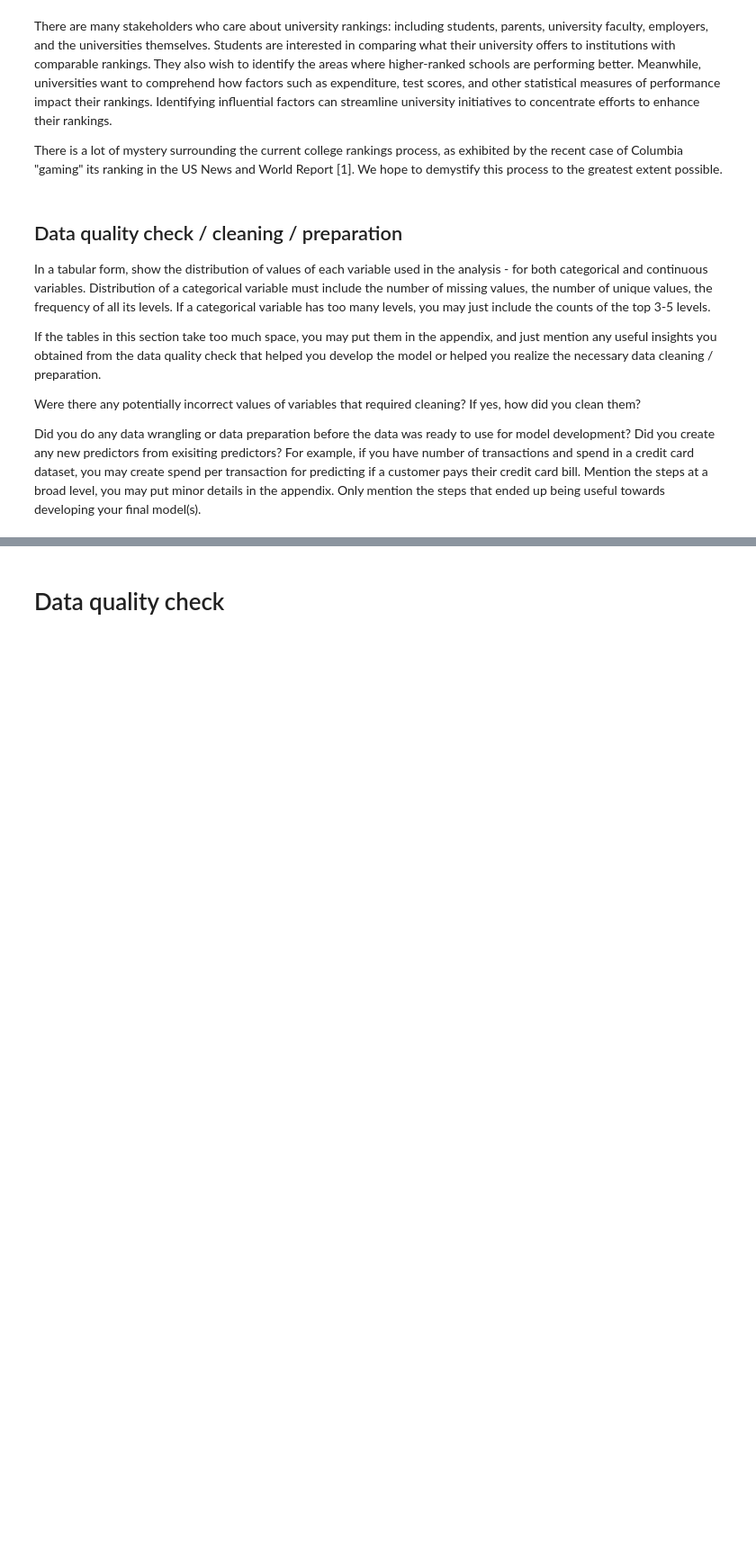
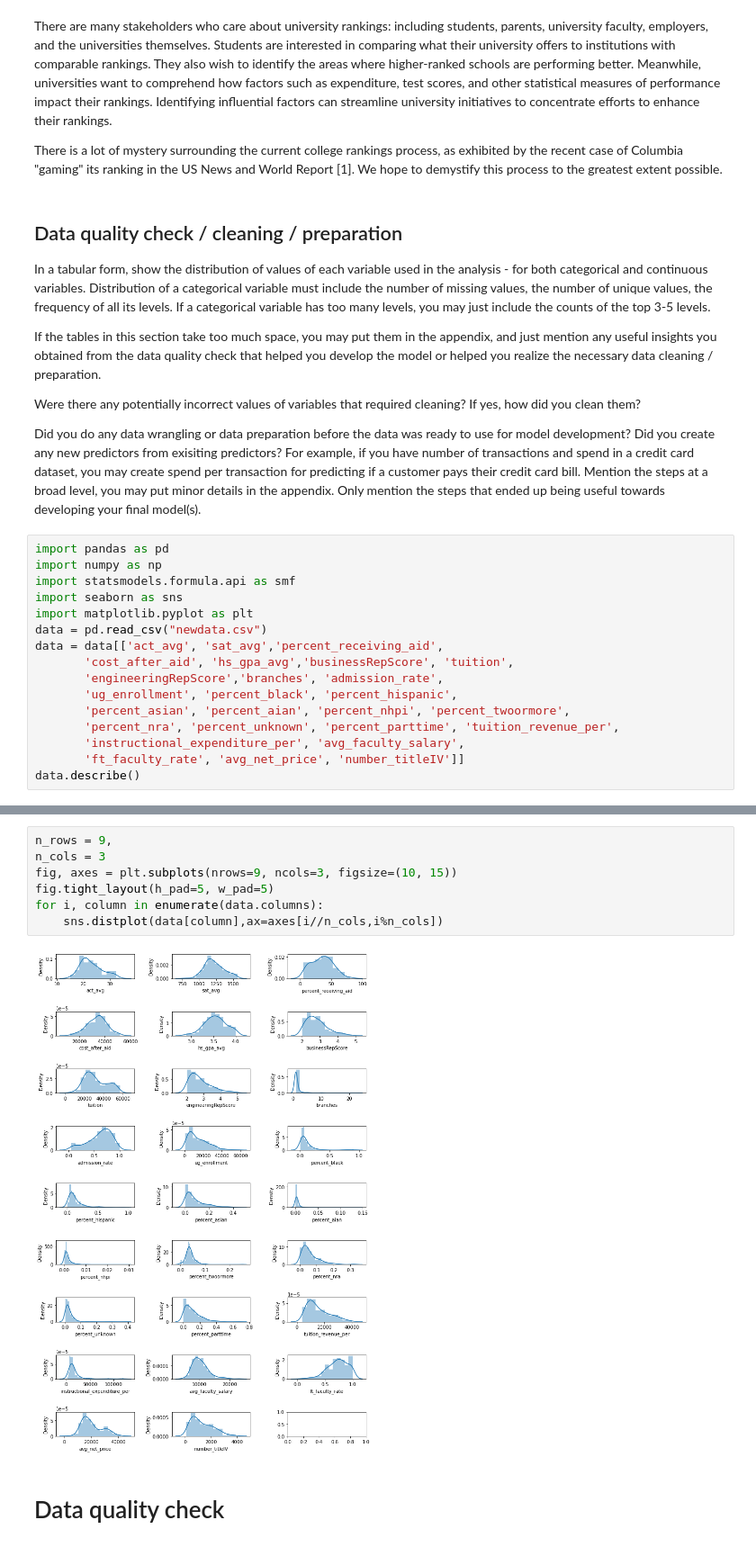
Before and after one commit to shrayvaidya/datasci303-2, a Jupyter notebook: ProjectReport1_SIMP.ipynb, the cells around one changed output, grey strips where cells are left out. Shown at 90% size. Cells and saved outputs as stored; diff of their text form; blank space fills up the shorter version.

```diff
--- a/ProjectReport1_SIMP.ipynb
+++ b/ProjectReport1_SIMP.ipynb
@@ -57,3 +57,19 @@ If the tables in this section take too much space, you may put them in the appen
 Were there any potentially incorrect values of variables that required cleaning? If yes, how did you clean them?
 
 Did you do any data wrangling or data preparation before the data was ready to use for model development? Did you create any new predictors from exisiting predictors? For example, if you have number of transactions and spend in a credit card dataset, you may create spend per transaction for predicting if a customer pays their credit card bill. Mention the steps at a broad level, you may put minor details in the appendix. Only mention the steps that ended up being useful towards developing your final model(s).
+# %%
+import pandas as pd
+import numpy as np
+import statsmodels.formula.api as smf
+import seaborn as sns
+import matplotlib.pyplot as plt
+data = pd.read_csv("newdata.csv")
+data = data[['act_avg', 'sat_avg','percent_receiving_aid',
+       'cost_after_aid', 'hs_gpa_avg','businessRepScore', 'tuition',
+       'engineeringRepScore','branches', 'admission_rate',
+       'ug_enrollment', 'percent_black', 'percent_hispanic',
+       'percent_asian', 'percent_aian', 'percent_nhpi', 'percent_twoormore',
+       'percent_nra', 'percent_unknown', 'percent_parttime', 'tuition_revenue_per',
+       'instructional_expenditure_per', 'avg_faculty_salary',
+       'ft_faculty_rate', 'avg_net_price', 'number_titleIV']]
+data.describe()
@@ -60,3 +87,12 @@ Did you do any data wrangling or data preparation before the data was ready to u
+# %%
+n_rows = 9,
+n_cols = 3
+fig, axes = plt.subplots(nrows=9, ncols=3, figsize=(10, 15))
+fig.tight_layout(h_pad=5, w_pad=5)
+for i, column in enumerate(data.columns):
+    sns.distplot(data[column],ax=axes[i//n_cols,i%n_cols])
+# %% [output]
+[figure, added]
 # %% [markdown]
 # Data quality check
 # %% [markdown]
```
Also changed, not shown: parts of 6 cells of this notebook, 1 other file.
